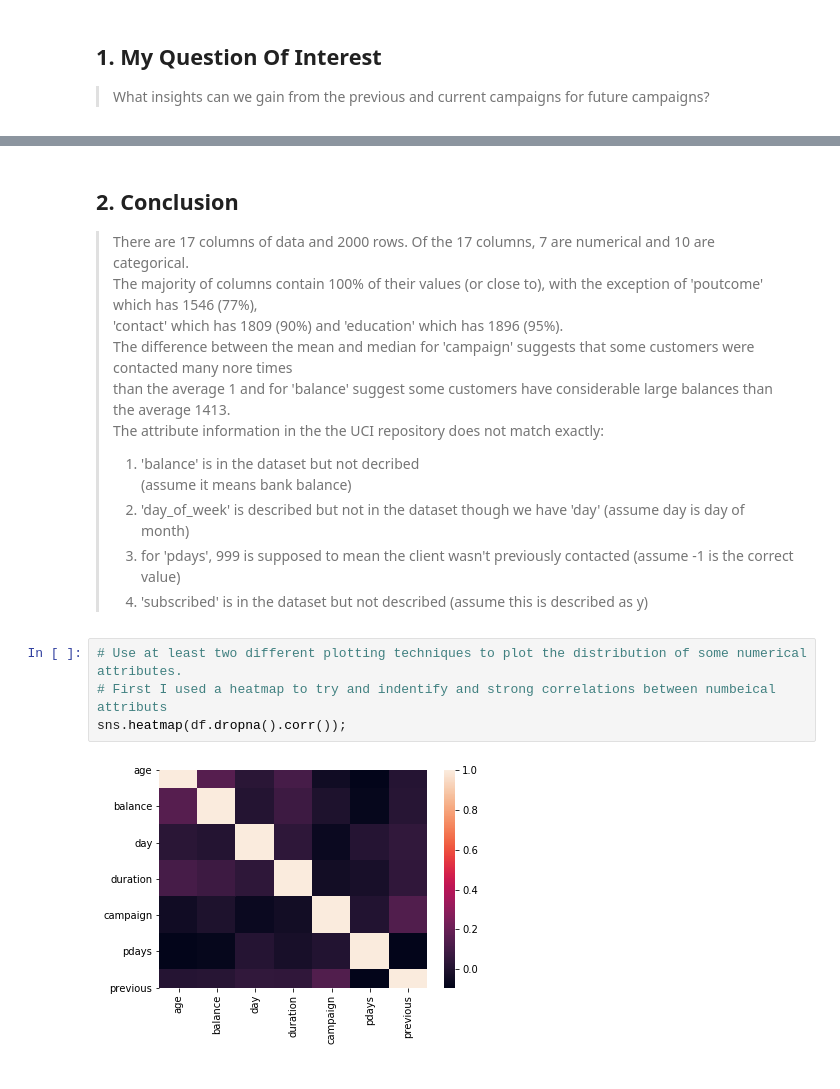
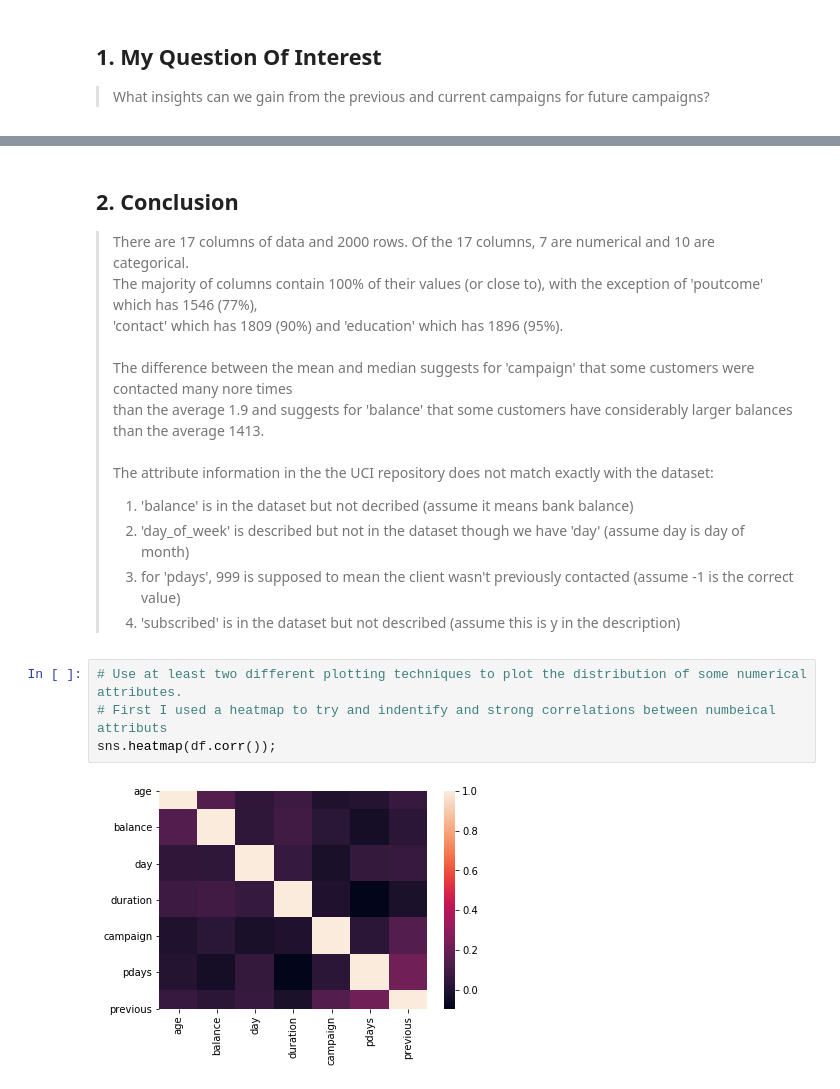
Before and after one commit to PaulOHannigan/sharing-Jupyter, a Jupyter notebook: etivity1.ipynb, the cells around one changed output, grey strips where cells are left out. Drawn from its saved outputs; the diff is of its cells as text.

```diff
--- a/etivity1.ipynb
+++ b/etivity1.ipynb
@@ -48,18 +48,18 @@ df.dropna().describe()
 ## 2. Conclusion
 > There are 17 columns of data and 2000 rows.  Of the 17 columns, 7 are numerical and 10 are categorical.<br>
 > The majority of columns contain 100% of their values (or close to), with the exception of 'poutcome' which has 1546 (77%),<br>
-> 'contact' which has 1809 (90%) and 'education' which has 1896 (95%).<br>
-> The difference between the mean and median for 'campaign' suggests that some customers were contacted many nore times<br>
-> than the average 1 and for 'balance' suggest some customers have considerable large balances than the average 1413.<br>
-> The attribute information in the the UCI repository does not match exactly:<br>
-> 1. 'balance' is in the dataset but not decribed<br> (assume it means bank balance)<br>
+> 'contact' which has 1809 (90%) and 'education' which has 1896 (95%).<br><br>
+> The difference between the mean and median suggests for 'campaign' that some customers were contacted many nore times<br>
+> than the average 1.9 and suggests for 'balance' that some customers have considerably larger balances than the average 1413.<br><br>
+> The attribute information in the the UCI repository does not match exactly with the dataset:
+> 1. 'balance' is in the dataset but not decribed (assume it means bank balance)<br>
 > 2. 'day_of_week' is described but not in the dataset though we have 'day' (assume day is day of month)<br>
 > 3. for 'pdays', 999 is supposed to mean the client wasn't previously contacted (assume -1 is the correct value)<br>
-> 4. 'subscribed' is in the dataset but not described (assume this is described as y)
+> 4. 'subscribed' is in the dataset but not described (assume this is y in the description)
 # %%
 # Use at least two different plotting techniques to plot the distribution of some numerical attributes.
 # First I used a heatmap to try and indentify and strong correlations between numbeical attributs
-sns.heatmap(df.dropna().corr());
+sns.heatmap(df.corr());
 # %% [output]
-[figure, old version]
+[figure, new version]
 # %%
```
Also changed, not shown: parts of 9 cells of this notebook.
